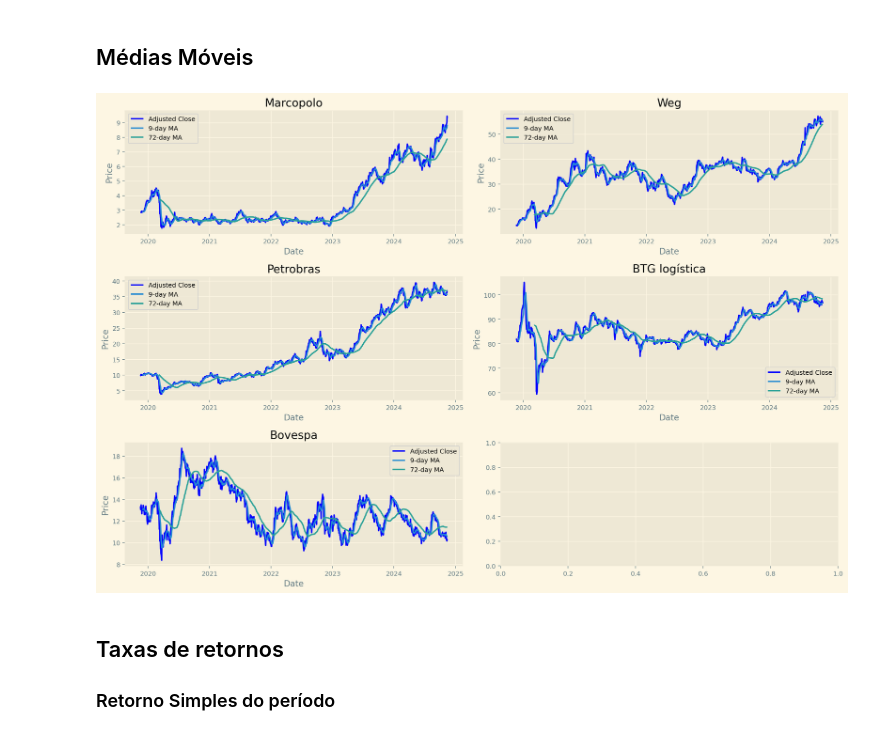
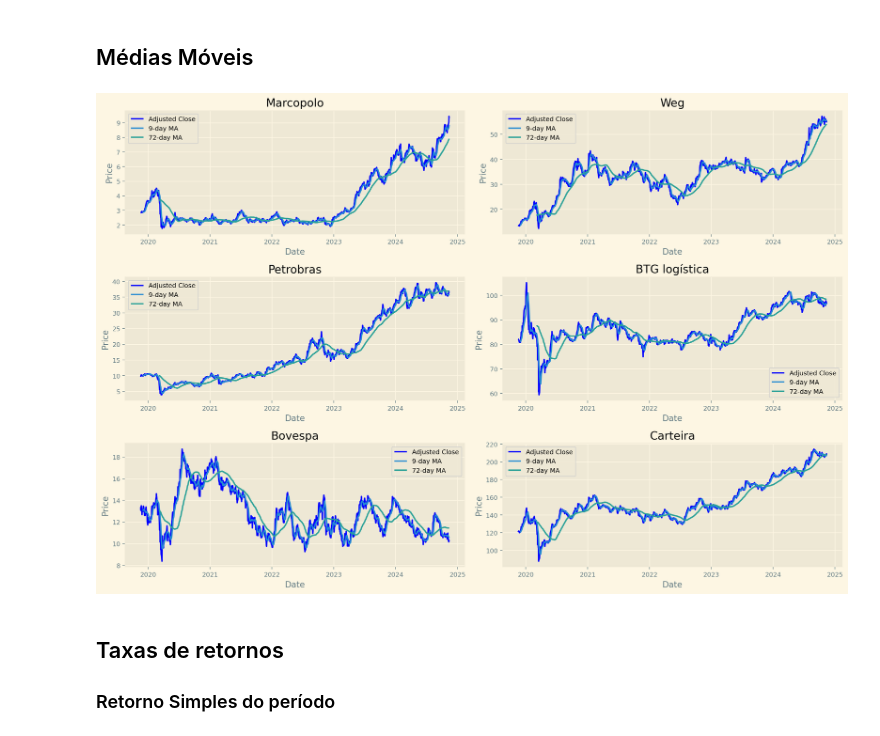
Before and after one commit to filmateus/Dados_Estatistica, a Jupyter notebook: strocks_market_analyses.ipynb, the cells around one changed output. Saved outputs shown, nothing was run; the diff lists cells and outputs as text; code cells hidden in the pictures.

```diff
--- a/strocks_market_analyses.ipynb
+++ b/strocks_market_analyses.ipynb
@@ -189,38 +203,41 @@ def calculate_and_plot_moving_averages(df_adj_close, company_names, ma_days=[9,
     - ma_days (list): List of moving average periods.
     - figsize (tuple): Size of the figure (width, height).
     """
     company_data = df_adj_close.copy()
-    company_data['Carteira'] = company_data.iloc[:, 1:].sum(axis=1)
+    company_data['Carteira'] = company_data.iloc[:,:].sum(axis=1)
     # Configurar subplots dinamicamente
-    num_companies = len(company_names)
-    num_rows = (num_companies + 1) // 2
+    num_companies = len(company_names) + 1
+    num_rows = num_companies// 2
     fig, axes = plt.subplots(nrows=num_rows, ncols=2, figsize=figsize)
     axes = axes.flatten()  # Flatten para fácil iteração
 
+
     # Plotar Preço Ajustado e Médias Móveis para cada empresa
-    for i, company in enumerate(company_names):
+    companys = company_names.copy()
+    companys.append('Carteira')
+    for i, company in enumerate(companys):
         ax = axes[i]  # Determinar posição do subplot
         ax.plot(company_data.index, company_data[company], label='Adjusted Close', color='blue')
         # Plotar cada média móvel
         for ma in ma_days:
             company_data[f"MA for {ma} days"] = company_data[company].rolling(ma).mean()
             ax.plot(company_data.index, company_data[f"MA for {ma} days"], label=f"{ma}-day MA")
         # Customizar o gráfico
         ax.set_title(company)
         ax.set_ylabel('Price')
         ax.set_xlabel('Date')
         ax.legend()
         ax.grid(True)
 
     # Ajustar layout para evitar sobreposição
     fig.tight_layout()
 
     # Mostrar o gráfico
     plt.show()
 
 calculate_and_plot_moving_averages(df_adj_close, company_names)
 # %% [output]
-[figure, old version]
+[figure, new version]
 # %% [markdown]
 ## Taxas de retornos
 
```
Also changed, not shown: parts of 24 cells of this notebook.
